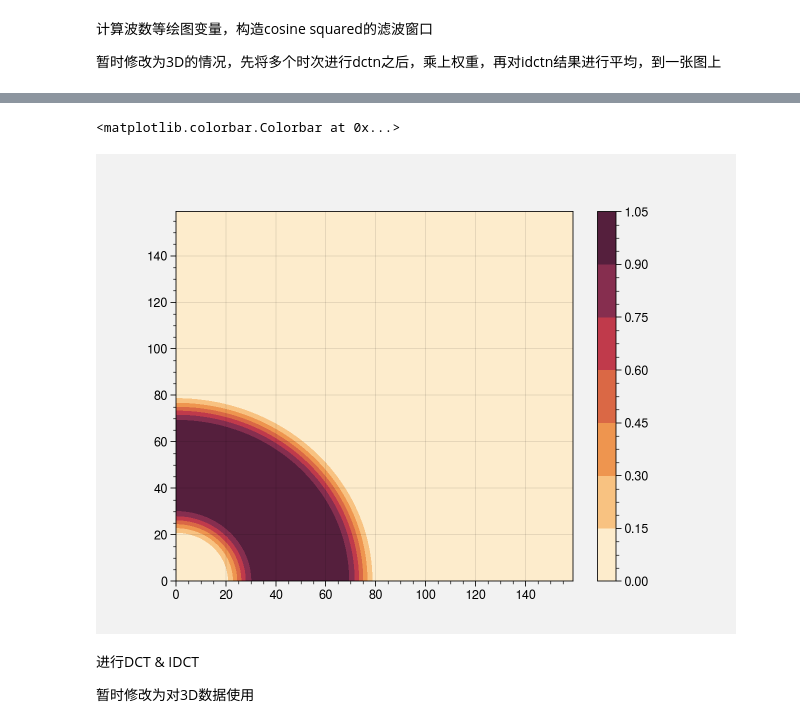
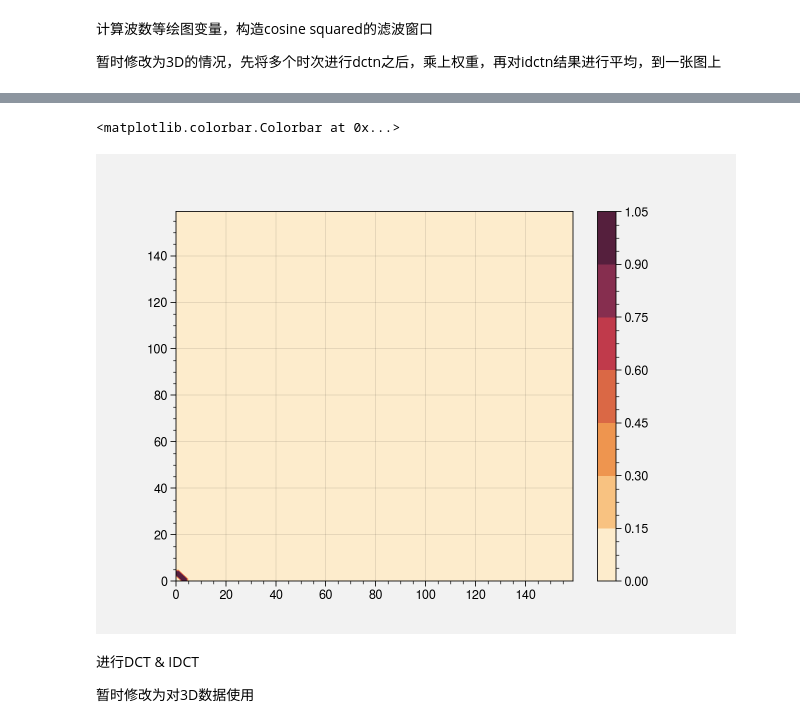
Before and after one commit to dozerlcl/MPAS_case_study, a Jupyter notebook: 92-25km_vr_rcm_postprocess/visualization/spectral/dft_dct/2d_dct_synthesis/single_idct_2D.ipynb, the cells around one changed output, grey strips where cells are left out. Cells and saved outputs as stored; diff of their text form; code cells hidden in the pictures.

```diff
--- a/92-25km_vr_rcm_postprocess/visualization/spectral/dft_dct/2d_dct_synthesis/single_idct_2D.ipynb
+++ b/92-25km_vr_rcm_postprocess/visualization/spectral/dft_dct/2d_dct_synthesis/single_idct_2D.ipynb
@@ -128,10 +126,13 @@ ValueError: cannot rename 'time' because it is not a variable or dimension in th
 # %%
-time_idx = pd.date_range(start = "1998-08-01", end = "1998-08-31",freq='d')
-# time_idx_era5i = pd.date_range(start = "1998-06-01-10:30", end = "1998-06-30-10:30",freq='d')
 # 添加小区域 ，选定区域到这个位置上
 lat  = hum_rmnan['vr'].latitude
 lon  = hum_rmnan['vr'].longitude
 Time = hum_rmnan['vr'].Time
+# 选择分析时间
+# time_idx_era5i = pd.date_range(start = "1998-06-01-10:30", end = "1998-06-30-10:30",freq='d')
+# time_idx = pd.date_range(start = "1998-08-01", end = "1998-08-31",freq='d')
+# time_idx = pd.date_range(start = "1998-07-01", end = "1998-07-31",freq='d')
+time_idx = Time.dt.month.isin([6,7,8])
 time_sel = time_idx
 lat_sel = lat[( lat >= 15 ) & ( lat<=55 )]
 lon_sel = lon[( lon >= 100 ) & ( lon<=140 )]
@@ -179,7 +176,11 @@ def k_domain_count(x, all_n=all_n, dlat=dlat, dlon=dlon):
 # %%
 def weight_cosine_squared(x, k_s, k_e):
     '计算余弦平方的权重，低通滤波'
-    '计算余弦平方的权重，暂时修改为高通滤波滤波'
+    '计算余弦平方的权重，暂时修改为低通滤波'
+    # 2021.07.24 renew
+    # DCTN的2k位置的系数应该代表k位置的实际波数
+    k_s = k_s
+    k_e = k_e
     import numpy as np
     res = np.array(x)
     if (x<=k_s):
@@ -194,6 +195,10 @@ def weight_cosine_squared_band(x, k_s, k_e, k_inter):
     '计算余弦平方的权重，带通滤波'
     'k_inter 为进行缓冲的k的大小'
     import numpy as np
+    # 2021.07.24 renew
+    # DCTN的2k位置的系数应该代表k位置的实际波数
+    k_s = k_s
+    k_e = k_e
     res = 1.
     k_center = (k_s + k_e) / 2.
     if (x<=k_s):
@@ -210,7 +215,7 @@ def weight_cosine_squared_band(x, k_s, k_e, k_inter):
 # %%
 # 检查转换函数
 # test_weight_x = np.linspace(k_domain_1000-10, k_domain_500+10,101)
-test_weight_x = np.linspace(5,55,101)
+test_weight_x = np.linspace(5,105,101)
 test_weight_y = np.empty(shape = test_weight_x.shape)
 for i,xi in enumerate(test_weight_x):
     # test_weight_y[i] = weight_cosine_squared_band(xi, k_domain_1000, k_domain_500, 2)
@@ -222,25 +227,25 @@ plt.plot(test_weight_x, test_weight_y)
 # %%
 # 构造weight array，以便对DCT结果使用
 weight_array_cosine = np.empty(var_3d['vr'].shape)
 # DCT 频率是如何对应的？remains
 # freq_lat = fftfreq(nlat,1./nlat)
 # freq_lon = fftfreq(nlon,1./nlon)
 freq_lat = range(0, nlat)
 freq_lon = range(0, nlon)
 # for t in range(0, ntime):
 for i in range(0,nlat):
     for j in range(0,nlon):
         k_domain_2d = np.sqrt((freq_lat[i])**2 + (freq_lon[j])**2)
-        # weight_array_cosine[:, i, j] = weight_cosine_squared(k_domain_2d, k_domain_count(2000), k_domain_count(1800))
+        # weight_array_cosine[:, i, j] = weight_cosine_squared(k_domain_2d, k_domain_count(1000), k_domain_count(500))
         # weight_array_cosine[:, i, j] = weight_cosine_squared(k_domain_2d, k_domain_count(2000), k_domain_count(500))
-        weight_array_cosine[:,i,j] = weight_cosine_squared_band(k_domain_2d, k_domain_count(500), k_domain_count(100), 16)
+        weight_array_cosine[:,i,j] = weight_cosine_squared_band(k_domain_2d, k_domain_count(4000), k_domain_count(2000), 4)
 
 # 检查权重matrix效果
 plt.contourf(weight_array_cosine[0,:,:])
 plt.colorbar()
 # %% [output]
 <matplotlib.colorbar.Colorbar at 0x...>
-[figure, old version]
+[figure, new version]
 # %% [markdown]
 进行DCT & IDCT
 
```
Also changed, not shown: parts of 5 cells of this notebook, 7 other files.
